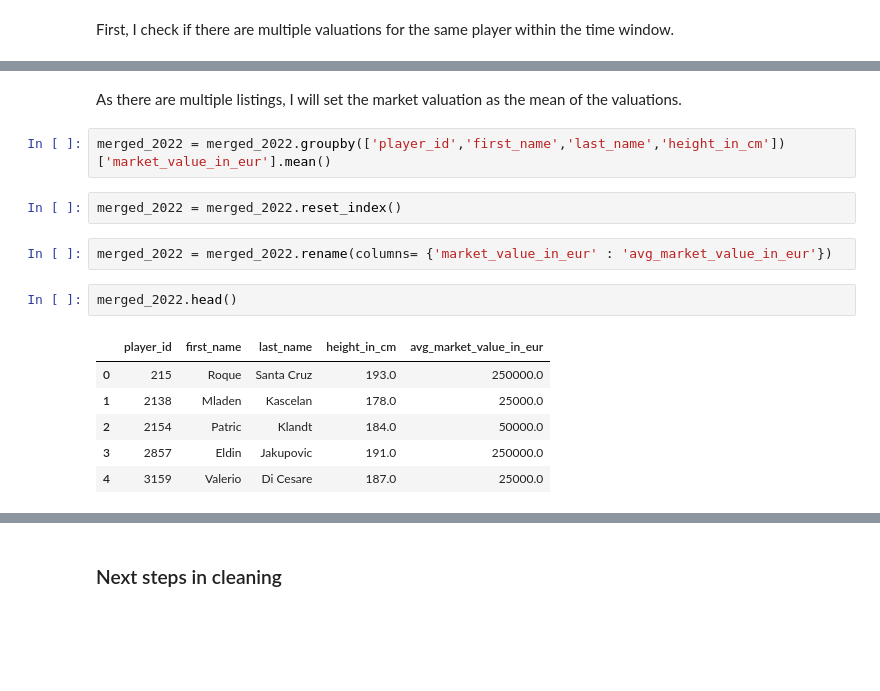
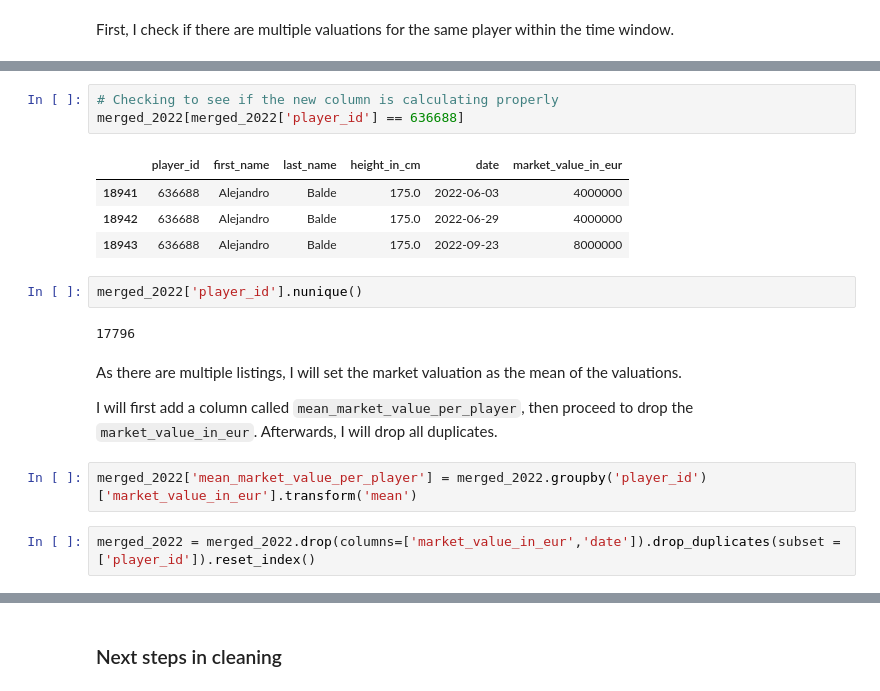
Before and after one commit to MarcoWong96/Capstone-Project, a Jupyter notebook: Notebooks/Initial_EDA.ipynb, the cells around one changed output, grey strips where cells are left out. Drawn from its saved outputs; the diff is of its cells as text; blank space fills up the shorter version.

```diff
--- a/Notebooks/Initial_EDA.ipynb
+++ b/Notebooks/Initial_EDA.ipynb
@@ -792,17 +843,20 @@ Name: count, dtype: int64
+# %%
+# Checking to see if the new column is calculating properly
+merged_2022[merged_2022['player_id'] == 636688]
+# %% [output]
+|  | player_id | first_name | last_name | height_in_cm | date | market_value_in_eur |
+| 18941 | 636688 | Alejandro | Balde | 175.0 | 2022-06-03 | 4000000 |
+| 18942 | 636688 | Alejandro | Balde | 175.0 | 2022-06-29 | 4000000 |
+| 18943 | 636688 | Alejandro | Balde | 175.0 | 2022-09-23 | 8000000 |
+# %%
+merged_2022['player_id'].nunique()
+# %% [output]
+17796
 # %% [markdown]
 As there are multiple listings, I will set the market valuation as the mean of the valuations.
+
+I will first add a column called `mean_market_value_per_player`, then proceed to drop the `market_value_in_eur`. Afterwards, I will drop all duplicates.
 # %%
-merged_2022 = merged_2022.groupby(['player_id','first_name','last_name','height_in_cm'])['market_value_in_eur'].mean()
+merged_2022['mean_market_value_per_player'] = merged_2022.groupby('player_id')['market_value_in_eur'].transform('mean')
-# %%
-merged_2022 = merged_2022.reset_index()
-# %%
-merged_2022 = merged_2022.rename(columns= {'market_value_in_eur' : 'avg_market_value_in_eur'})
-# %%
-merged_2022.head()
-# %% [output]
-|  | player_id | first_name | last_name | height_in_cm | avg_market_value_in_eur |
-| 0 | 215 | Roque | Santa Cruz | 193.0 | 250000.0 |
-| 1 | 2138 | Mladen | Kascelan | 178.0 | 25000.0 |
-| 2 | 2154 | Patric | Klandt | 184.0 | 50000.0 |
-| 3 | 2857 | Eldin | Jakupovic | 191.0 | 250000.0 |
-| 4 | 3159 | Valerio | Di Cesare | 187.0 | 25000.0 |
+# %%
+merged_2022 = merged_2022.drop(columns=['market_value_in_eur','date']).drop_duplicates(subset = ['player_id']).reset_index()
```
Also changed, not shown: parts of 54 cells of this notebook, 11 other files.
